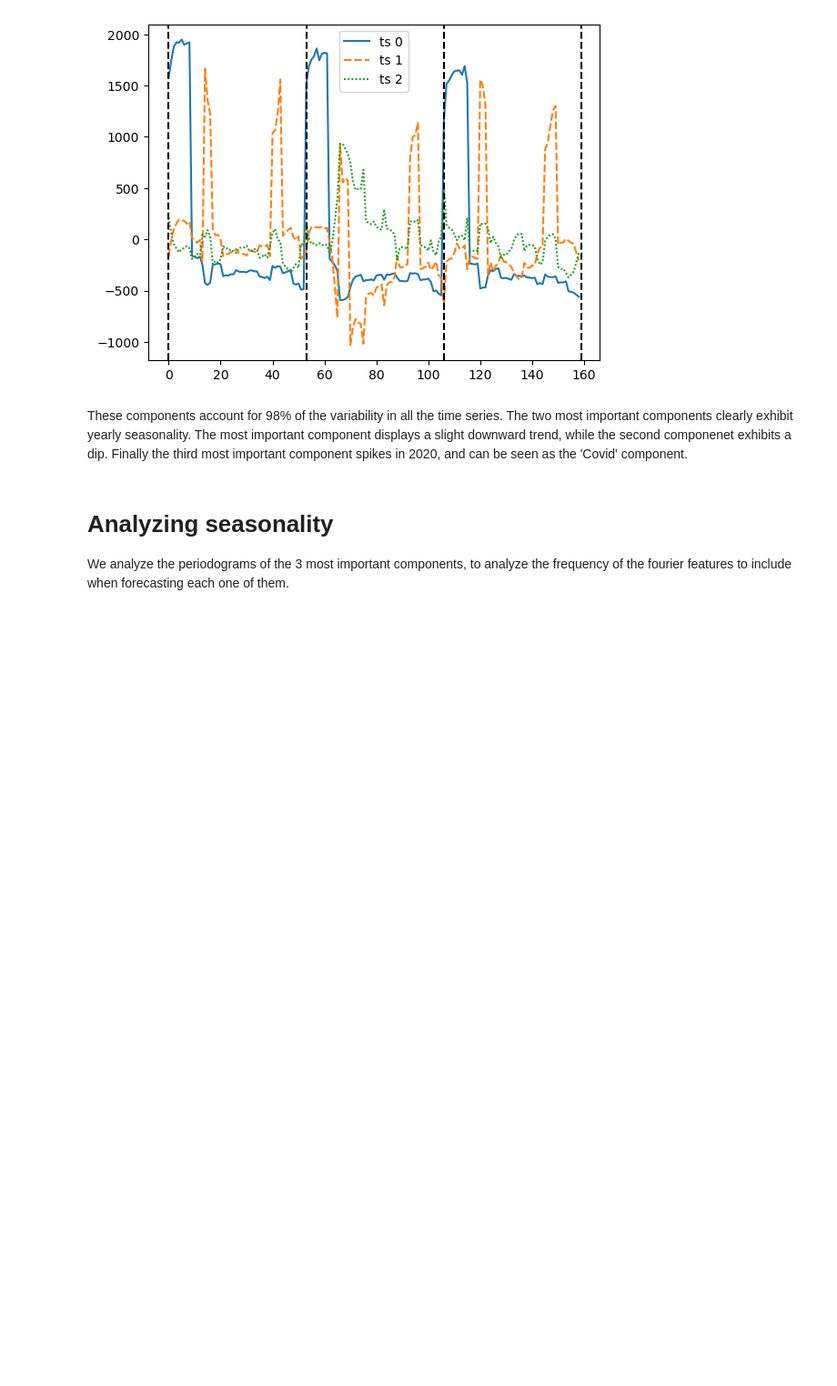
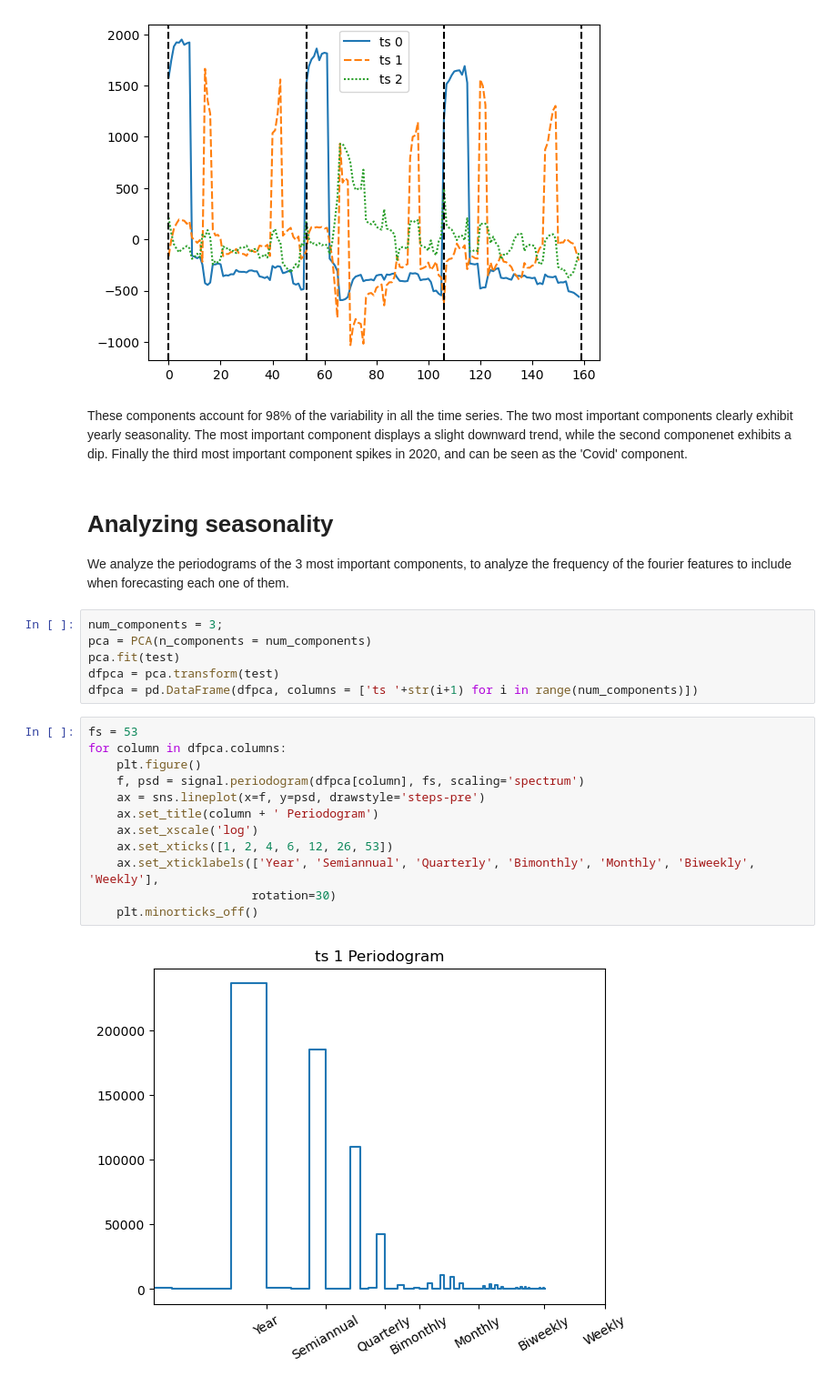
Before and after one commit to Ani-Sako/pss3e20-predicting-c02-emissions, a Jupyter notebook: modelling-co2-emissions.ipynb, the cells around one changed output. Shown at 91% size. Drawn from its saved outputs; the diff is of its cells as text; blank space fills up the shorter version.

```diff
--- a/modelling-co2-emissions.ipynb
+++ b/modelling-co2-emissions.ipynb
@@ -103,3 +105,23 @@ These components account for 98% of the variability in all the time series. The
 # %% [markdown]
 # Analyzing seasonality
 We analyze the periodograms of the 3 most important components, to analyze the frequency of the fourier features to include when forecasting each one of them.
+# %%
+num_components = 3;
+pca = PCA(n_components = num_components)
+pca.fit(test)
+dfpca = pca.transform(test)
+dfpca = pd.DataFrame(dfpca, columns = ['ts '+str(i+1) for i in range(num_components)])
+# %%
+fs = 53
+for column in dfpca.columns:
+    plt.figure()
+    f, psd = signal.periodogram(dfpca[column], fs, scaling='spectrum')
+    ax = sns.lineplot(x=f, y=psd, drawstyle='steps-pre')
+    ax.set_title(column + ' Periodogram')
+    ax.set_xscale('log')
+    ax.set_xticks([1, 2, 4, 6, 12, 26, 53])
+    ax.set_xticklabels(['Year', 'Semiannual', 'Quarterly', 'Bimonthly', 'Monthly', 'Biweekly', 'Weekly'],
+                       rotation=30)
+    plt.minorticks_off()
+# %% [output]
+[figure, added]
```
Also changed, not shown: parts of 11 cells of this notebook.
